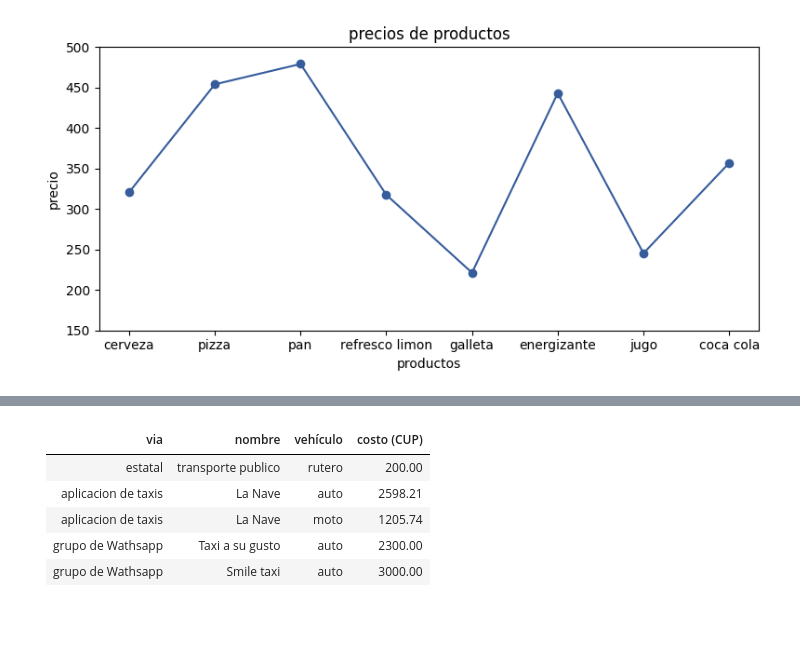
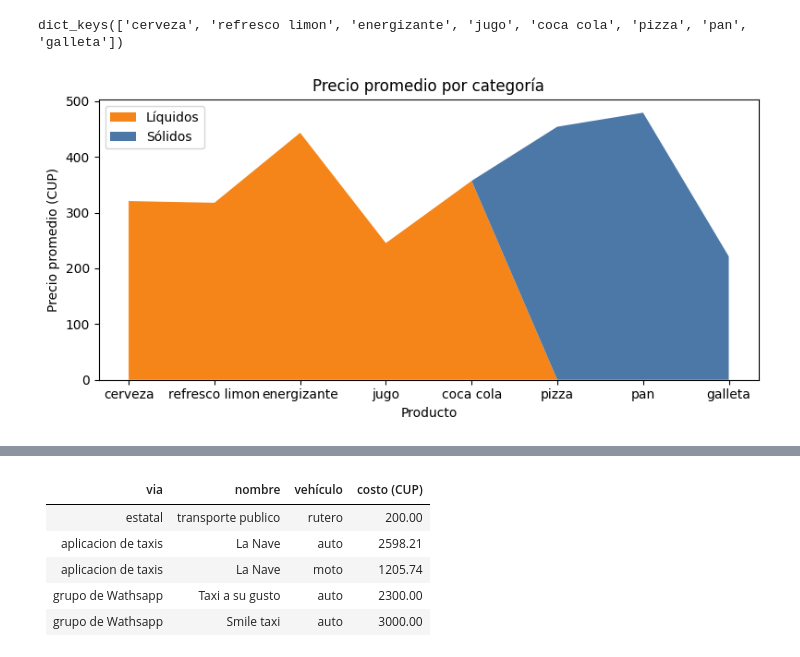
Before and after one commit to Samy0301/IP-ICD-Project, a Jupyter notebook: history.ipynb, the cells around one changed output, grey strips where cells are left out. Cells and saved outputs as stored; diff of their text form; code cells hidden in the pictures; blank space fills up the shorter version.

```diff
--- a/history.ipynb
+++ b/history.ipynb
@@ -10,6 +48,7 @@ el promedio de los diferentes productos es este
 # %%
-from codes import g2
-g2()
+from codes import products_percent
+products_percent()
 # %% [output]
+dict_keys(['cerveza', 'refresco limon', 'energizante', 'jugo', 'coca cola', 'pizza', 'pan', 'galleta'])
-[figure, old version]
+[figure, new version]
 # %% [markdown]
```
Also changed, not shown: parts of 10 cells of this notebook, 2 other files.
